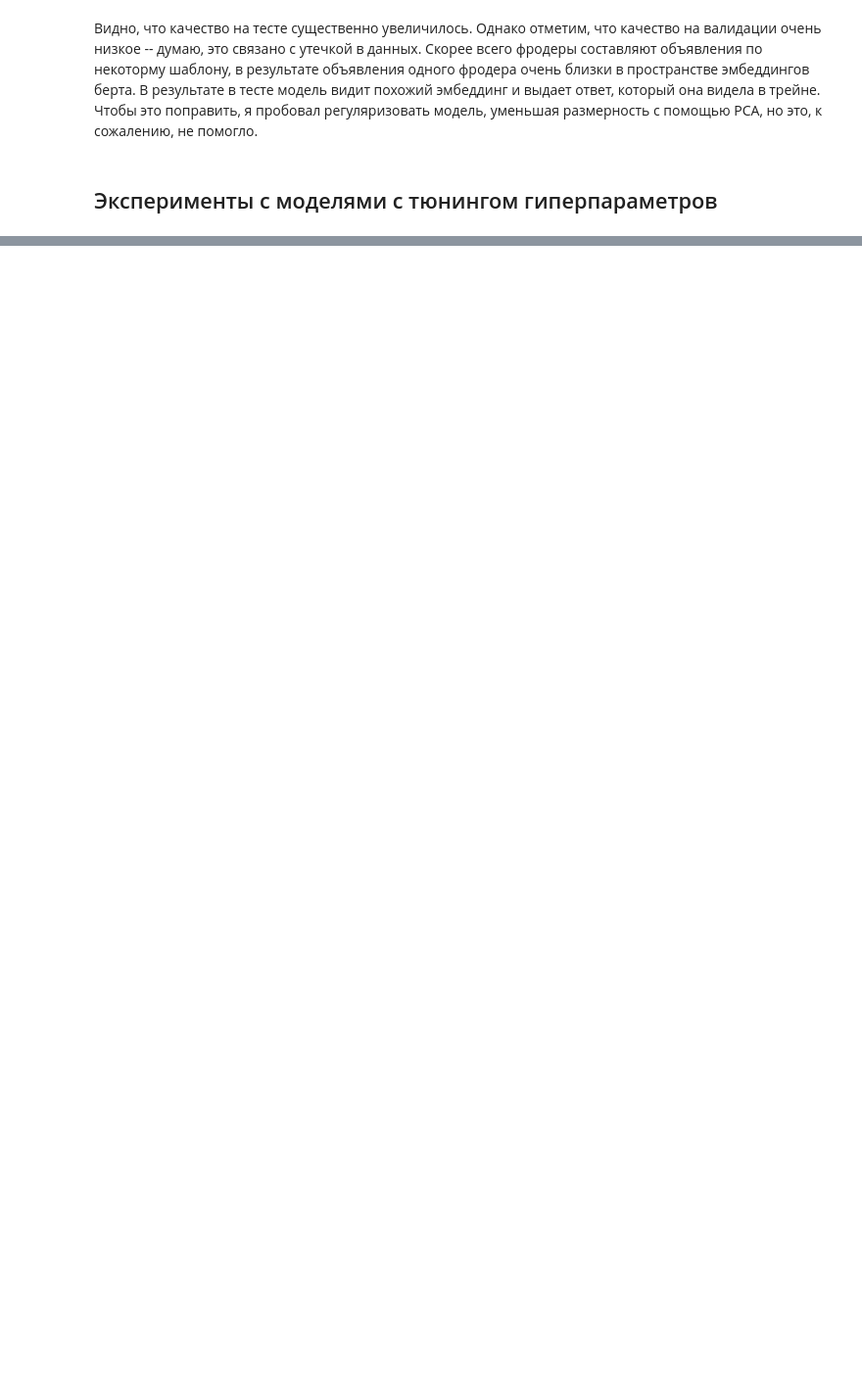
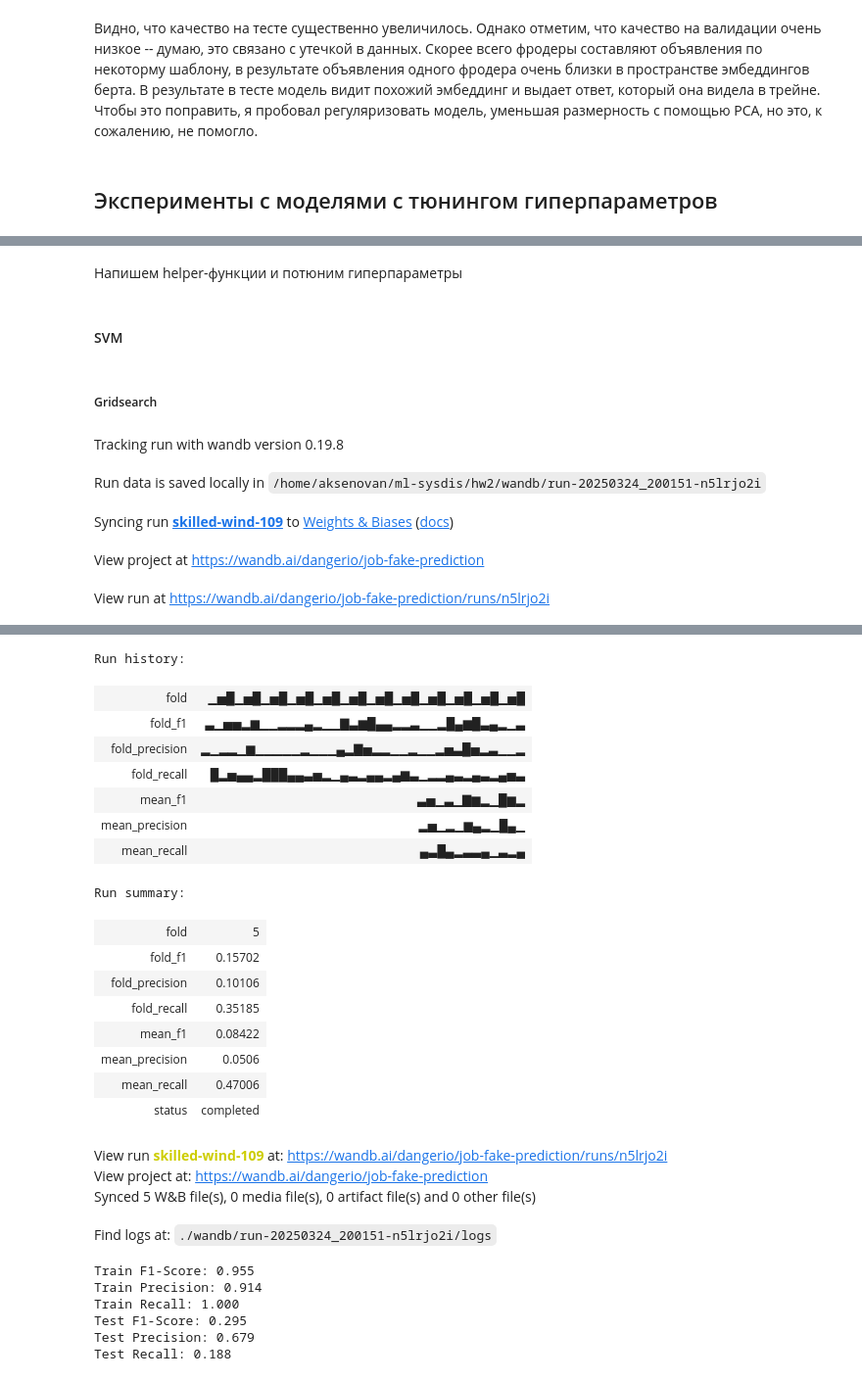
Before and after one commit to Dangerio/ml-sysdis, a Jupyter notebook: hw2/solution.ipynb, the cells around one changed output, grey strips where cells are left out. Shown: that part at 98% size. Saved outputs shown, nothing was run; the diff lists cells and outputs as text; code cells hidden in the pictures; blank space fills up the shorter version.

```diff
--- a/hw2/solution.ipynb
+++ b/hw2/solution.ipynb
@@ -425,0 +438,2 @@ Find logs at: ./wandb/run-20250324_181611-41qjam7z/logs
+# %% [markdown]
+Напишем helper-функции и потюним гиперпараметры
@@ -425,0 +538,38 @@ Find logs at: ./wandb/run-20250324_181611-41qjam7z/logs
+# %% [markdown]
+#### SVM
+# %% [markdown]
+##### Gridsearch
+# %%
+svm_cls = partial(
+    SVC,
+    random_state=42,
+    max_iter=5000,
+    class_weight="balanced"
+)
+# %%
+param_grid = {
+    "C": [0.1, 1, 10],
+    "kernel": ["linear", "rbf", "poly", "sigmoid"],
+}
+
+with wandb.init(project="job-fake-prediction",
+          config={
+              "model_type": "svm_gridsearch",
+              "validation": "stratified_group_kfold",
+              "k_folds": n_folds
+          }):
+    best_params, all_results = grid_search(
+        X_train_tr, y_train, groups_train,
+        model_class=svm_cls,
+        param_grid=param_grid,
+    )
+
+svm_model_gs = svm_cls(**best_params).fit(X_train_tr, y_train)
+calc_and_print_metrics(svm_model_gs, X_train_tr, y_train, is_test=False)
+calc_and_print_metrics(svm_model_gs, X_test_tr, y_test)
+# %% [output]
+Tracking run with wandb version 0.19.8
+Run data is saved locally in /home/aksenovan/ml-sysdis/hw2/wandb/run-20250324_200151-n5lrjo2i
+Syncing run skilled-wind-109 to Weights & Biases (docs)
+View project at https://wandb.ai/dangerio/job-fake-prediction
+View run at https://wandb.ai/dangerio/job-fake-prediction/runs/n5lrjo2i
@@ -425,0 +577,27 @@ Find logs at: ./wandb/run-20250324_181611-41qjam7z/logs
+Run history:
+| fold | ▁▅█▁▅█▁▅█▁▅█▁▅█▁▅█▁▅█▁▅█▁▅█▁▅█▁▅█▁▅█ |
+| fold_f1 | ▃▁▅▅▂▆▁▁▂▂▂▄▂▁▁▇▃▆█▄▄▂▂▃▁▁▂█▄▆█▃▄▂▁▃ |
+| fold_precision | ▂▁▂▂▁▆▁▁▁▁▁▂▁▁▁▄▂▇▅▂▂▁▁▂▁▁▂▅▃█▅▂▃▁▁▂ |
+| fold_recall | █▂▅▄▄▂███▄▄▃▅▂▁▄▃▂▄▄▂▄▆▃▁▂▂▄▃▂▄▃▂▄▅▃ |
+| mean_f1 | ▃▅▁▃▁▇▆▂▁█▆▂ |
+| mean_precision | ▂▅▁▂▁▆▄▂▁█▄▁ |
+| mean_recall | ▄▃█▄▂▃▃▄▁▃▂▄ |
+Run summary:
+| fold | 5 |
+| fold_f1 | 0.15702 |
+| fold_precision | 0.10106 |
+| fold_recall | 0.35185 |
+| mean_f1 | 0.08422 |
+| mean_precision | 0.0506 |
+| mean_recall | 0.47006 |
+| status | completed |
+View run skilled-wind-109 at: https://wandb.ai/dangerio/job-fake-prediction/runs/n5lrjo2i
+View project at: https://wandb.ai/dangerio/job-fake-prediction
+Synced 5 W&B file(s), 0 media file(s), 0 artifact file(s) and 0 other file(s)
+Find logs at: ./wandb/run-20250324_200151-n5lrjo2i/logs
+Train F1-Score: 0.955
+Train Precision: 0.914
+Train Recall: 1.000
+Test F1-Score: 0.295
+Test Precision: 0.679
+Test Recall: 0.188
```
Also changed, not shown: parts of 16 cells of this notebook, 5 other files.
